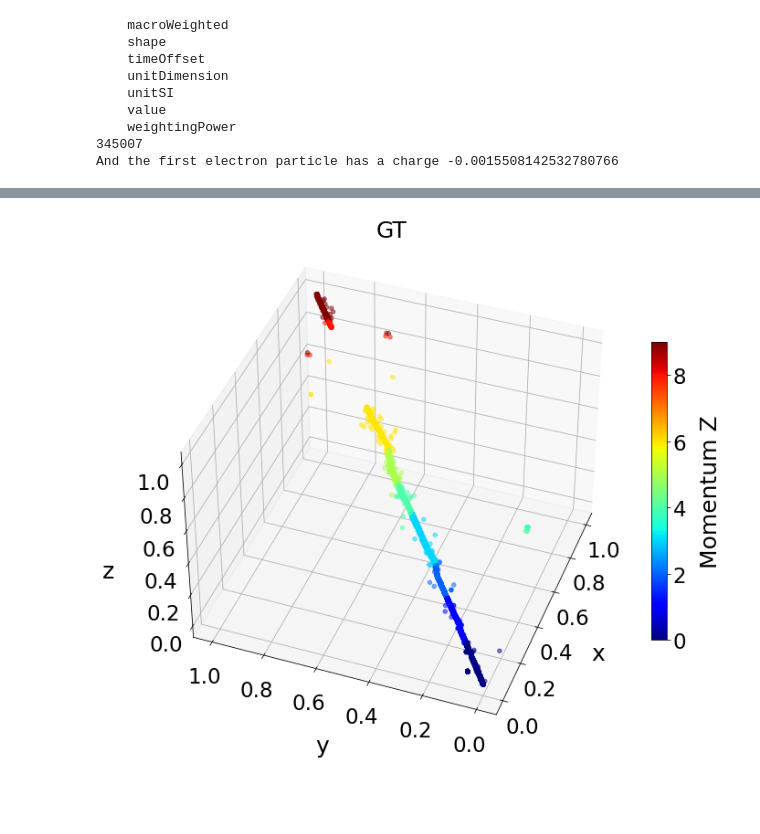
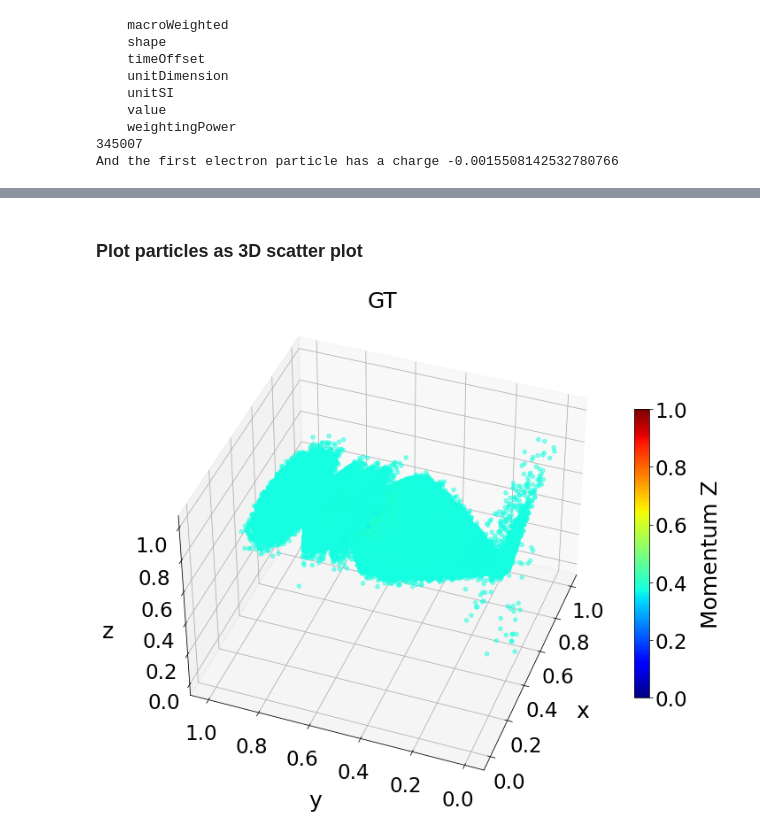
Before and after one commit to Photon-AI-Research/InSituML, a Jupyter notebook: examples/extract_particles.ipynb, the cells around one changed output, grey strips where cells are left out. Saved outputs shown, nothing was run; the diff lists cells and outputs as text; code cells hidden in the pictures; blank space fills up the shorter version.

```diff
--- a/examples/extract_particles.ipynb
+++ b/examples/extract_particles.ipynb
@@ -12,5 +16,5 @@ openPMD-api backend variants: {'adios1': True, 'adios2': True, 'hdf5': True, 'js
 # %%
-series = io.Series("./from_cloud/simData_68500.bp",
+series = io.Series("../from_cloud/simData_68500.bp",
                        io.Access.read_only)
 print("Read a Series with openPMD standard version %s" %
       series.openPMD)
@@ -77,16 +83,24 @@ And the first electron particle has a charge -0.0015508142532780766
 # %%
 particles = i.particles["b_all"]
 
-particle_tensor = np.stack((particles["position"]["x"],
-                            particles["position"]["y"],
-                            particles["position"]["z"],
-                            particles["momentum"]["x"],
-                            particles["momentum"]["y"],
-                            particles["momentum"]["z"]), axis=-1)
+num_particles = -1
+
+x_pos = particles["position"]["x"][:num_particles]
+y_pos = particles["position"]["y"][:num_particles]
+z_pos = particles["position"]["z"][:num_particles]
+x_pos_offset = particles["positionOffset"]["x"][:num_particles]
+y_pos_offset = particles["positionOffset"]["y"][:num_particles]
+z_pos_offset = particles["positionOffset"]["z"][:num_particles]
+
+x_momentum = particles["momentum"]["x"][:num_particles]
+y_momentum = particles["momentum"]["y"][:num_particles]
+z_momentum = particles["momentum"]["z"][:num_particles]
+
+series.flush()
+
+particle_tensor = np.stack((x_pos+x_pos_offset,
+                            y_pos+y_pos_offset,
+                            z_pos+z_pos_offset,
+                            x_momentum,
+                            y_momentum,
+                            z_momentum), axis=-1)
-# %%
-print(np.isnan(particle_tensor).any())
-f = open("demofile2.txt", "a")
-
-for i in range(particle_tensor.shape[0]):
-    f.write(" ".join([str(particle_tensor[i,k]) for k in range(6)]))
-f.close()
@@ -101,6 +117,4 @@ np.save("./particle_data", particle_tensor)
 # %%
-particle_tensor = np.load("./particle_data.npy")
-
 for i in range(particle_tensor.shape[1]):
     minv = np.min(particle_tensor[:,i])
     maxv = np.max(particle_tensor[:,i])
@@ -108,3 +124,5 @@ for i in range(particle_tensor.shape[1]):
+# %% [markdown]
+### Plot particles as 3D scatter plot
 # %%
 import matplotlib.pyplot as plt
 import matplotlib.colors
@@ -176,4 +144,4 @@ pc_[:, -1][(pc_[:, -3]>=slices[-1])] = len(slices) - 1
 # %%
-plot_3D(pc_, color_component=-1)
+plot_3D(particle_tensor)
 # %% [output]
-[figure, old version]
+[figure, new version]
```
Also changed, not shown: parts of 20 cells of this notebook, 1 other file.
